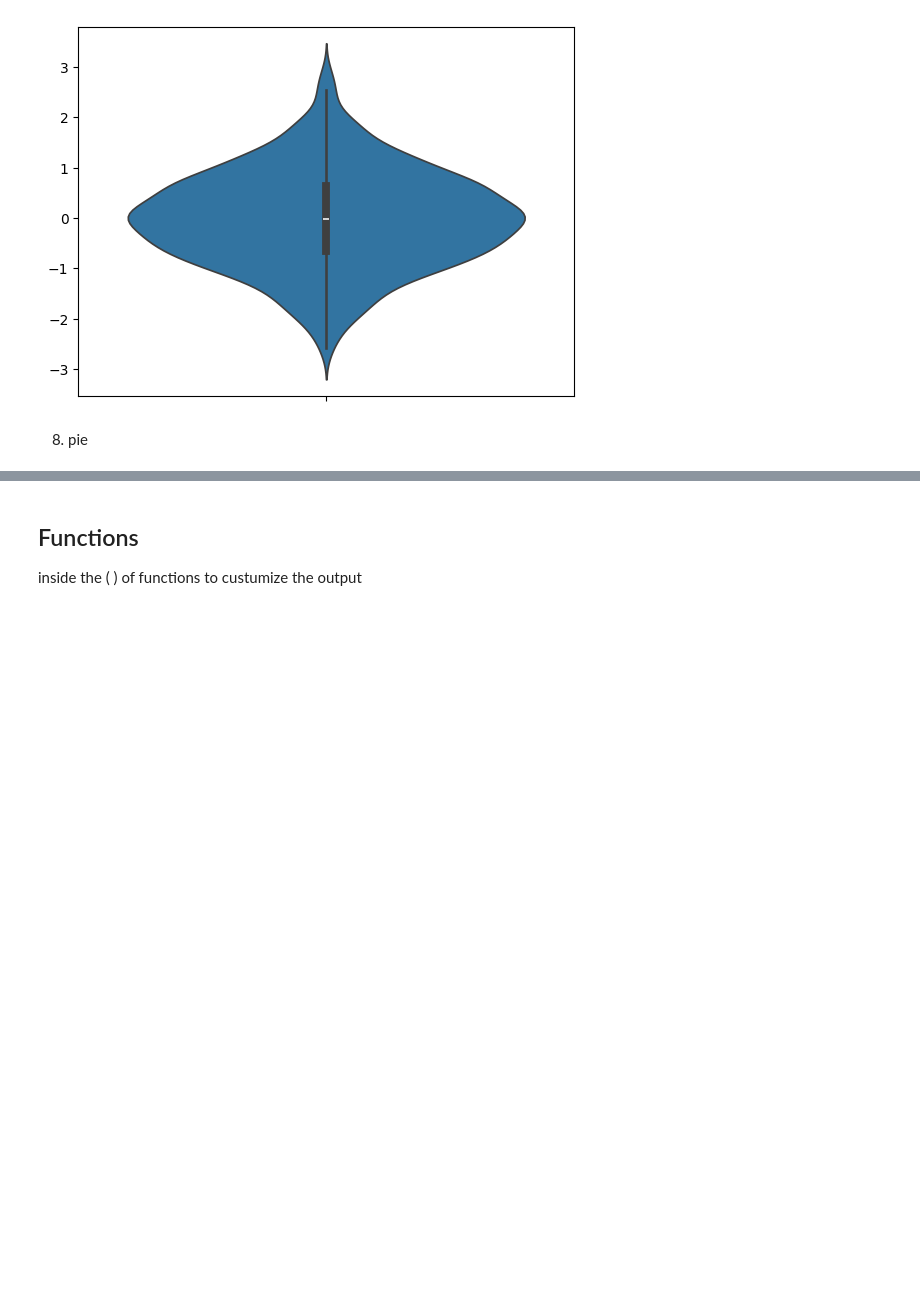
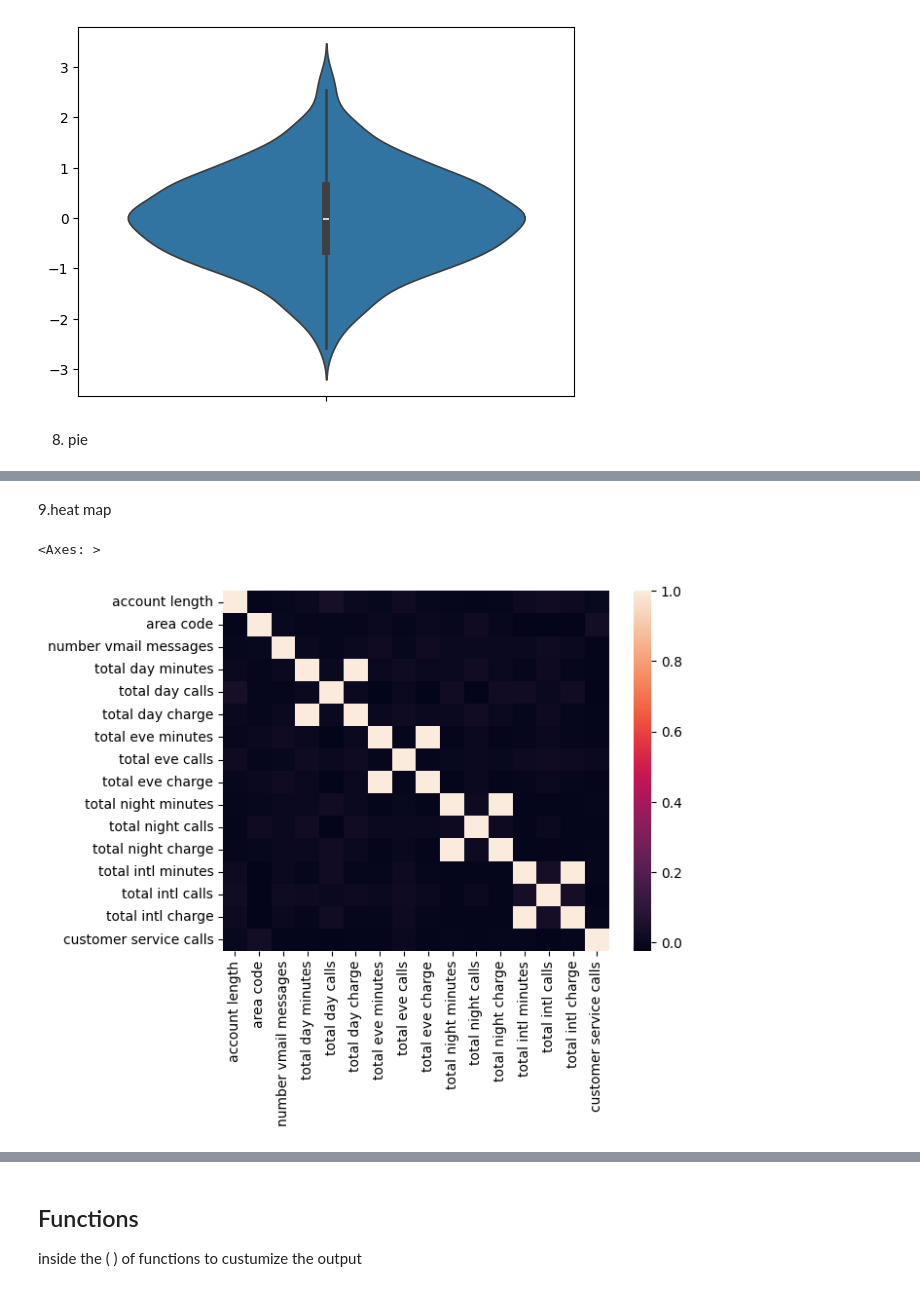
Before and after one commit to JanaAlhumaidan/Notes, a Jupyter notebook: Visualization.ipynb, the cells around one changed output, grey strips where cells are left out. Cells and saved outputs as stored; diff of their text form; code cells hidden in the pictures; blank space fills up the shorter version.

```diff
--- a/Visualization.ipynb
+++ b/Visualization.ipynb
@@ -131,0 +126,7 @@ ValueError: Mime type rendering requires nbformat>=4.2.0 but it is not installed
+# %% [markdown]
+9.heat map
+# %%
+sns.heatmap(x.corr()) # x should only contain numeric columns
+# %% [output]
+<Axes: >
+[figure, added]
```
Also changed, not shown: parts of 13 cells of this notebook.
